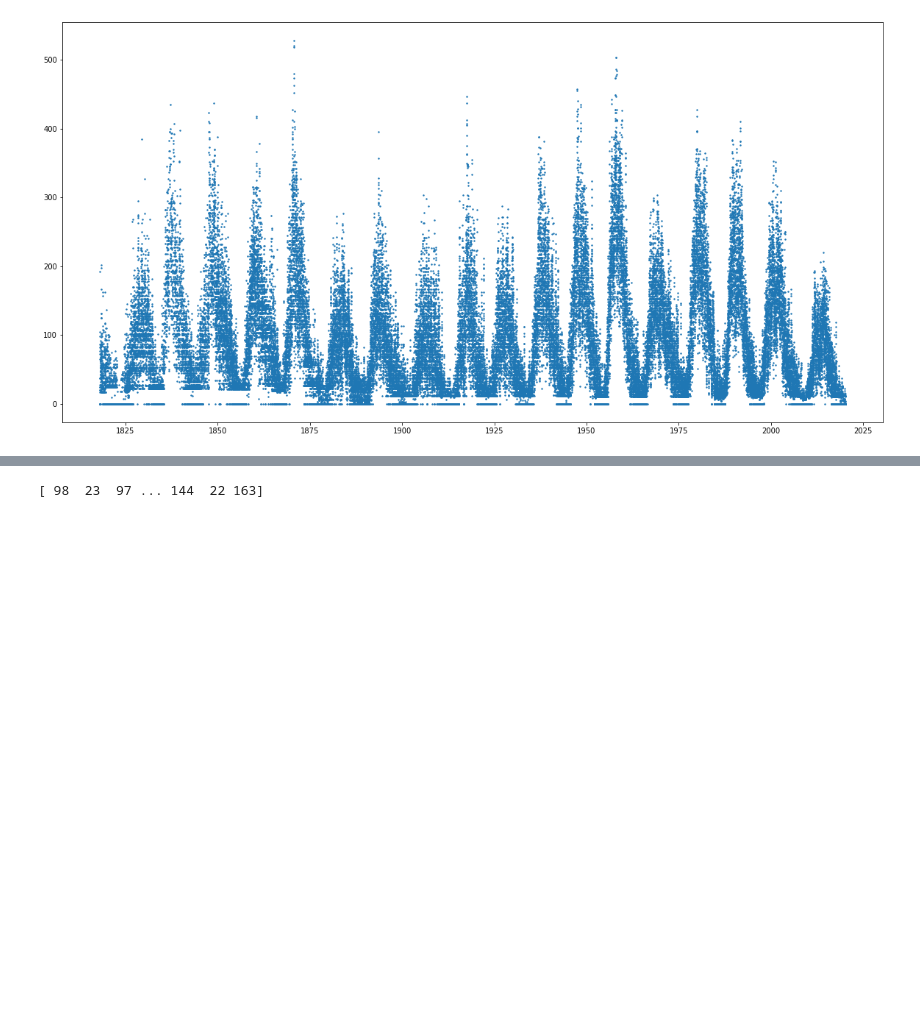
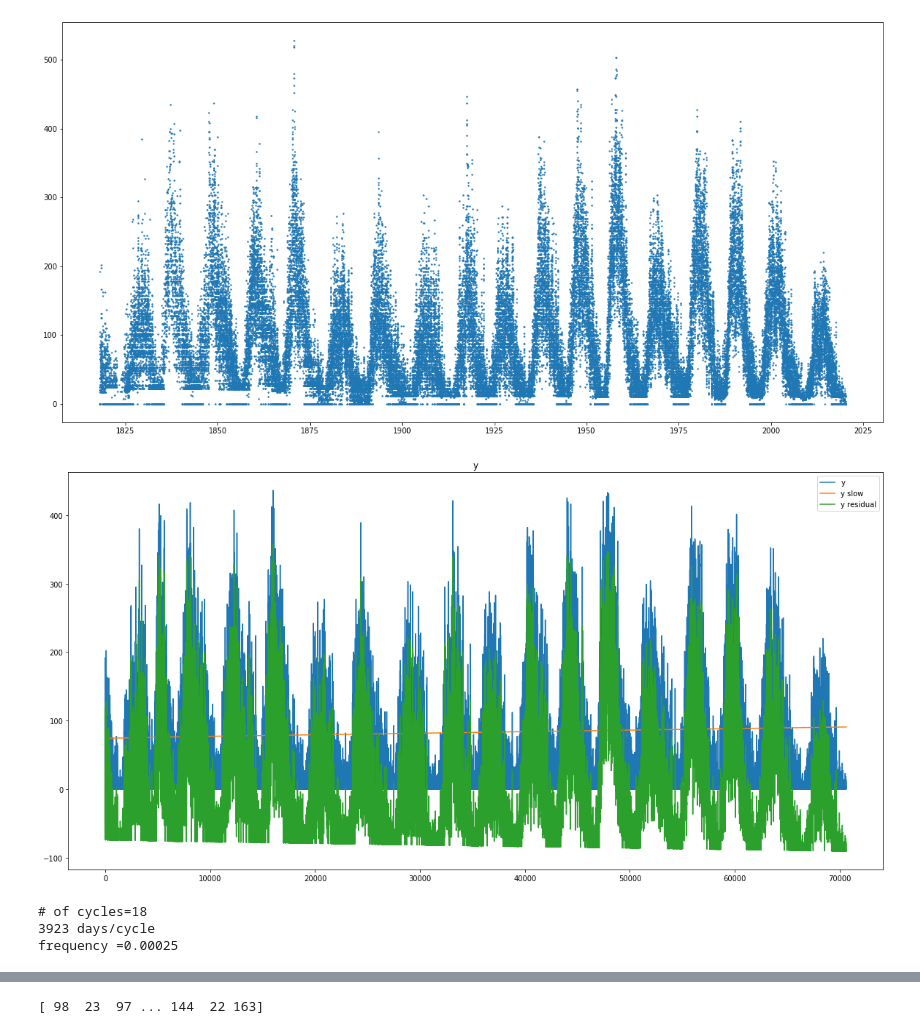
Before and after one commit to christandoi/ast596fds-final, a Jupyter notebook: sihanli3.ipynb, the cells around one changed output, grey strips where cells are left out. Drawn from its saved outputs; the diff is of its cells as text; code cells hidden in the pictures; blank space fills up the shorter version.

```diff
--- a/sihanli3.ipynb
+++ b/sihanli3.ipynb
@@ -70,3 +70,80 @@ X = X.T
 
 enc = LabelEncoder()
 y = enc.fit_transform(y)
+# %%
+import numpy as np
+from numpy.fft import fft,ifft
+import matplotlib.pyplot as plt
+from sklearn import linear_model
+from sklearn.preprocessing import PolynomialFeatures
+from sklearn.pipeline import Pipeline
+from sklearn.metrics import mean_squared_error
+
+# def model(degree=10):
+#     polynomial_features = PolynomialFeatures(degree=degree, include_bias=False)
+#     linear_regression = LinearRegression(normalize=True)  #normalize=True
+#     pipeline = Pipeline([("polynomial_features", polynomial_features), ("linear_regression", linear_regression)])
+#     return pipeline
+
+# n_dots = len(t)
+
+# x = np.linspace(t[0], t[-1], n_dots)
+# Y = y
+# x = x.reshape(-1, 1)
+# Y = Y.reshape(-1, 1)
+
+# model = model(degree=90)
+# model.fit(x, Y)
+# train_score = model.score(x, Y)
+# mse = mean_squared_error(Y, model.predict(x))
+# results = {"model": model, "score": train_score, "mse": mse}
+# print("degree: {}; train score: {}; mean squared error: {}")  #.format(r["score"], r["mse"]))
+
+# plt.scatter(x, Y, s=2, c='b', alpha=0.5)
+# plt.plot(x, model.predict(x), 'r-')
+
+N=len(t) # days
+m=18 # cycles
+# # np.random.seed(0)
+x = np.linspace(0,m*2*np.pi, N) # N days= m cycles, N/m days/cycle
+# y0=np.sin(x+1.)
+# SNR=1/10
+# noise_std=y.std()*np.sqrt(1/SNR)
+# y1=y+np.random.randn(N)*noise_std+t*.5
+# y=y-y.mean()
+# y=y/y.std()
+
+regr = linear_model.LinearRegression()
+regr.fit(t.reshape([-1,1]), y.reshape([-1,1]))
+y_slow = regr.predict(t.reshape([-1,1])).flatten()
+# y_slow=0
+y_residual=y-y_slow
+
+plt.figure(figsize=(20,10))
+plt.plot(y,label='y')
+plt.plot(y_slow,label='y slow')
+plt.plot(y_residual,label='y residual')
+plt.title('y')
+plt.legend()
+plt.show()
+
+# FFT to calculate autocorrelation
+y_fft=fft(y_residual)
+S=y_fft*y_fft
+y_corr=ifft(S)
+
+
+cycles=np.argmax(np.absolute(S)[:int(N/2)])
+print ('# of cycles=%d'%cycles)
+print ('%d days/cycle'%(N*1./cycles))
+print ('frequency =%.5f'%(cycles*1./N))
+# temp=S*0
+# temp[max_index]=1
+# y_corr=ifft(temp)
+# plt.plot(y_corr)
+# plt.show()
+# %% [output]
+[figure, added]
+# of cycles=18
+3923 days/cycle
+frequency =0.00025
```
Also changed, not shown: parts of 4 cells of this notebook.
